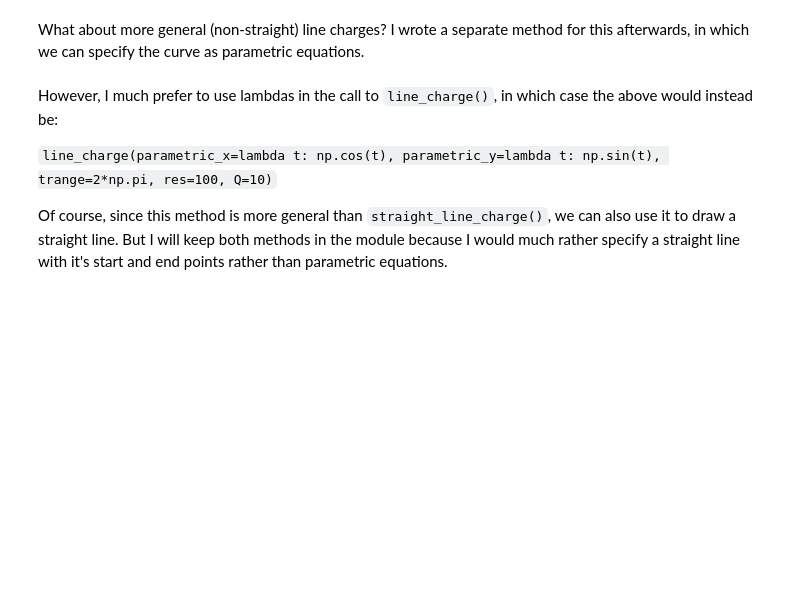
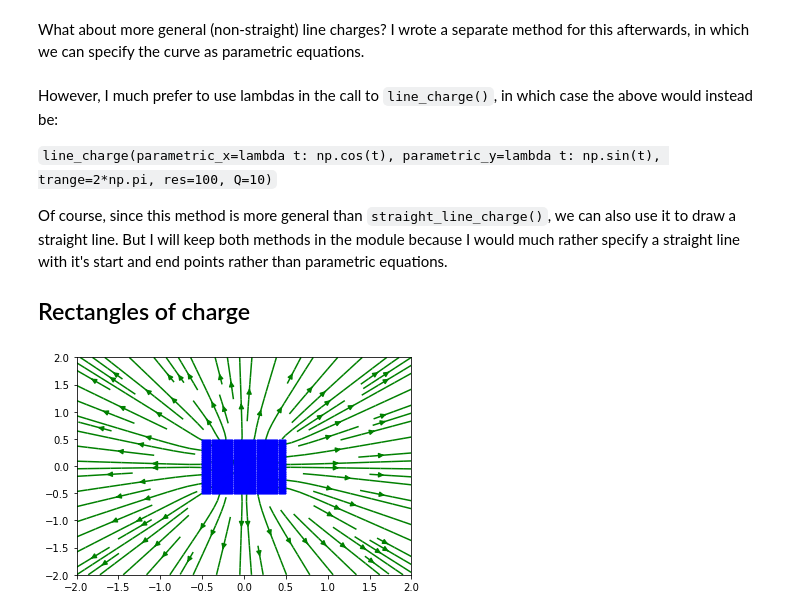
Before and after one commit to robertmartin8/ElectrodynamicsPy, a Jupyter notebook: examples.ipynb, the cells around one changed output. Cells and saved outputs as stored; diff of their text form; code cells hidden in the pictures; blank space fills up the shorter version.

Commit message:
added a rectangular charge distribution

```diff
--- a/examples.ipynb
+++ b/examples.ipynb
@@ -163,3 +163,6 @@ However, I much prefer to use lambdas in the call to `line_charge()`, in which c
 `line_charge(parametric_x=lambda t: np.cos(t), parametric_y=lambda t: np.sin(t), trange=2*np.pi, res=100, Q=10)`
 
 Of course, since this method is more general than `straight_line_charge()`, we can also use it to draw a straight line. But I will keep both methods in the module because I would much rather specify a straight line with it's start and end points rather than parametric equations.
+
+
+## Rectangles of charge
@@ -170,0 +169,11 @@ Of course, since this method is more general than `straight_line_charge()`, we c
+# %%
+from charge_distribution_2D import rectangle_charge
+
+Charge.reset()
+xs = ys = [-2, 2]
+
+# Create a rectangle (or rather square), with a length and height of 1, and corner at (-0.5,0.5).
+rectangle_charge([1, 1], [-0.5, -0.5], res=80, Q=100)
+Charge.plot_field(xs, ys)
+# %% [output]
+[figure, added]
```
Also changed, not shown: parts of 1 cell of this notebook.
